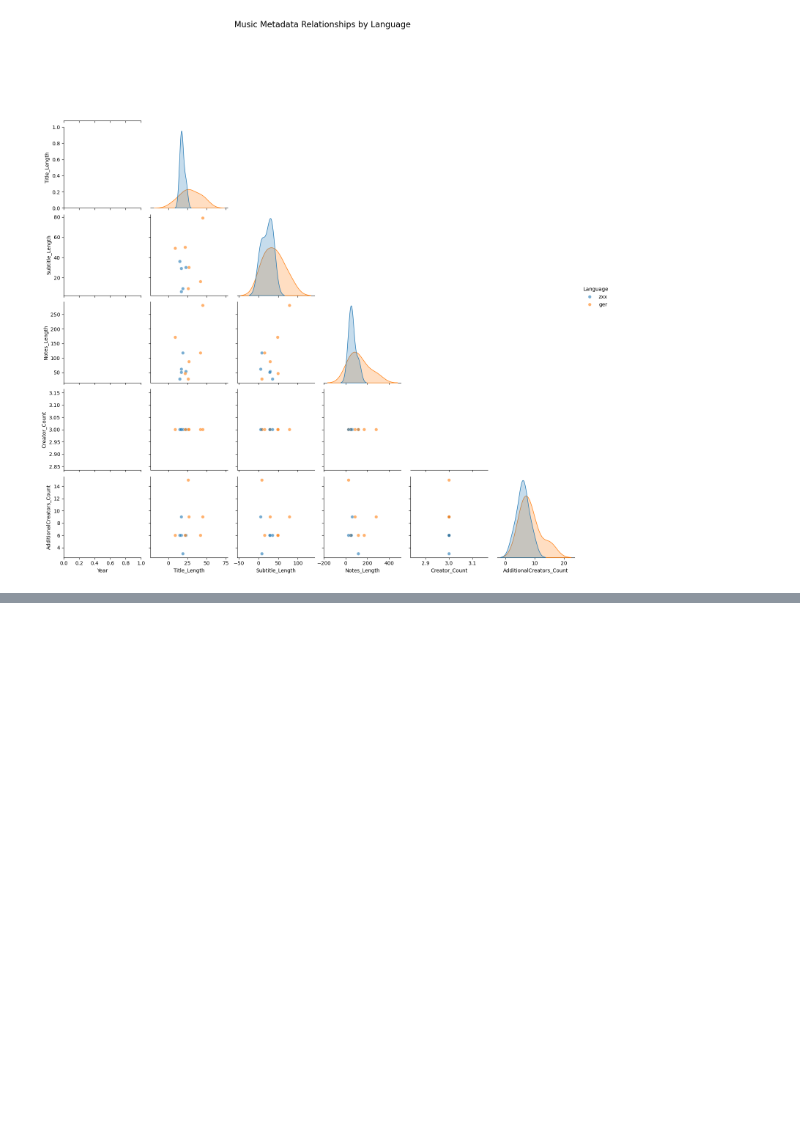
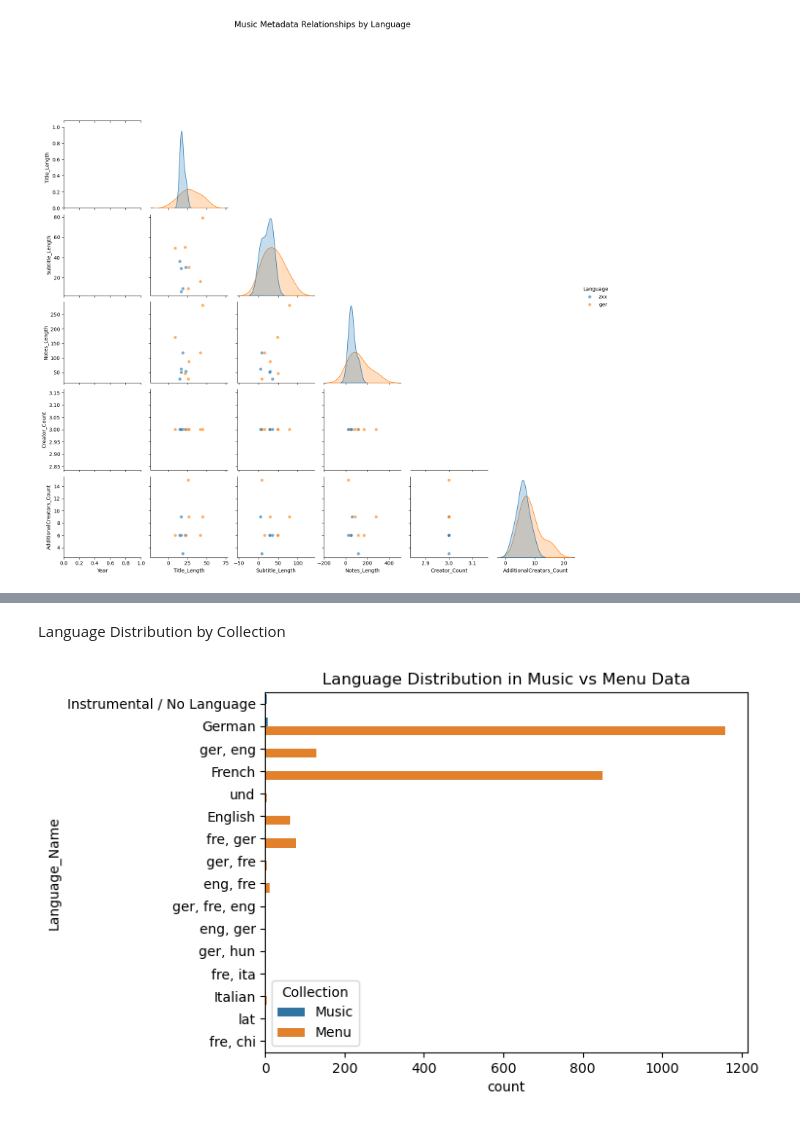
Before and after one commit to bbhatta10/Library-data, a Jupyter notebook: menu.ipynb, the cells around one changed output, grey strips where cells are left out. Cells and saved outputs as stored; diff of their text form; code cells hidden in the pictures; blank space fills up the shorter version.

```diff
--- a/menu.ipynb
+++ b/menu.ipynb
@@ -247,0 +336,8 @@ menu_df.head()
+# %% [markdown]
+Language Distribution by Collection
+# %%
+sns.countplot(data=combined, y="Language_Name", hue="Collection")
+plt.title("Language Distribution in Music vs Menu Data")
+plt.show()
+# %% [output]
+[figure, added]
```
Also changed, not shown: parts of 17 cells of this notebook.
